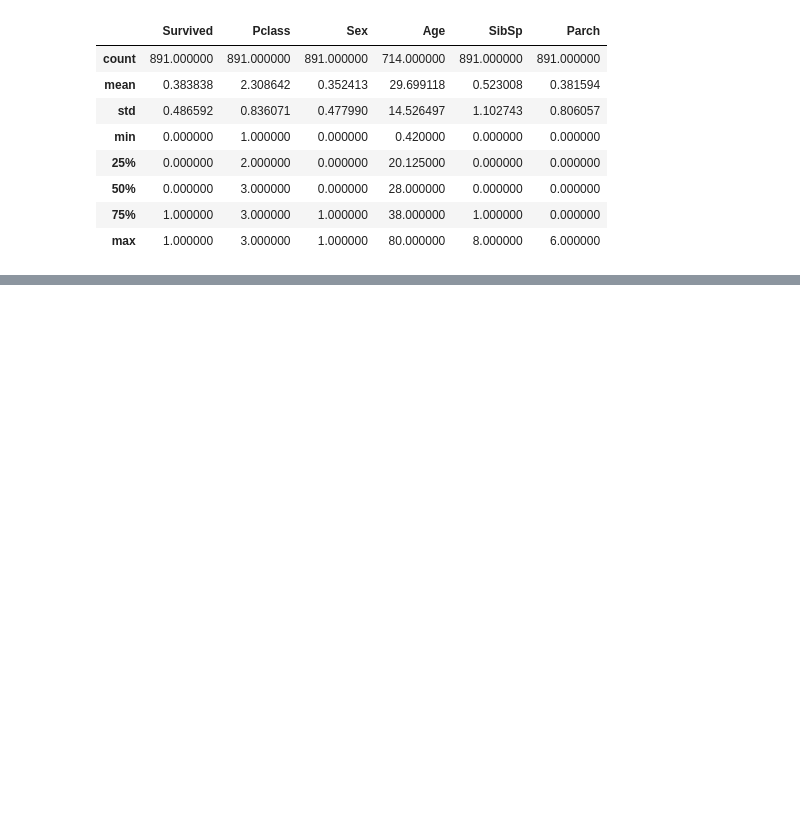
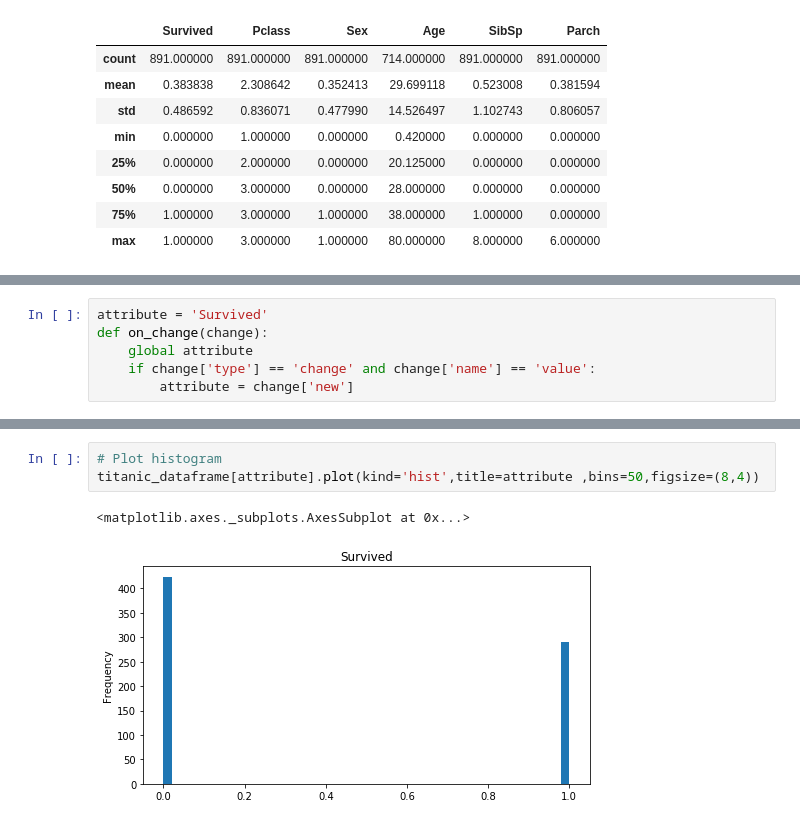
Before and after one commit to MatheusGSantos/AI, a Jupyter notebook: Projeto 1/Prova 2.ipynb, the cells around one changed output, grey strips where cells are left out. Cells and saved outputs as stored; diff of their text form; blank space fills up the shorter version.

```diff
--- a/Projeto 1/Prova 2.ipynb
+++ b/Projeto 1/Prova 2.ipynb
@@ -71,0 +180,6 @@ Analisando o estado atual do Dataframe, observa-se que o atributo "Age" possui m
+# %%
+attribute = 'Survived'
+def on_change(change):
+    global attribute
+    if change['type'] == 'change' and change['name'] == 'value':
+        attribute = change['new']
@@ -71,0 +199,6 @@ Analisando o estado atual do Dataframe, observa-se que o atributo "Age" possui m
+# %%
+# Plot histogram
+titanic_dataframe[attribute].plot(kind='hist',title=attribute ,bins=50,figsize=(8,4))
+# %% [output]
+<matplotlib.axes._subplots.AxesSubplot at 0x...>
+[figure, added]
```
Also changed, not shown: parts of 26 cells of this notebook.
